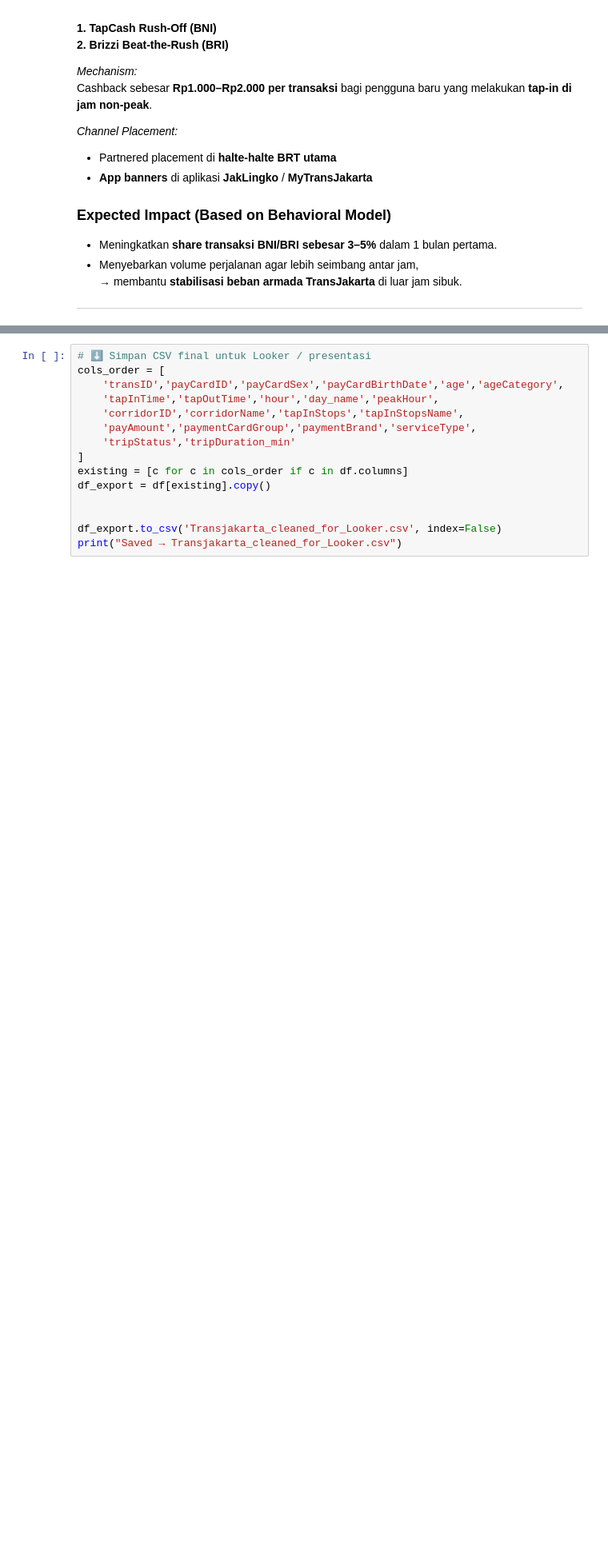
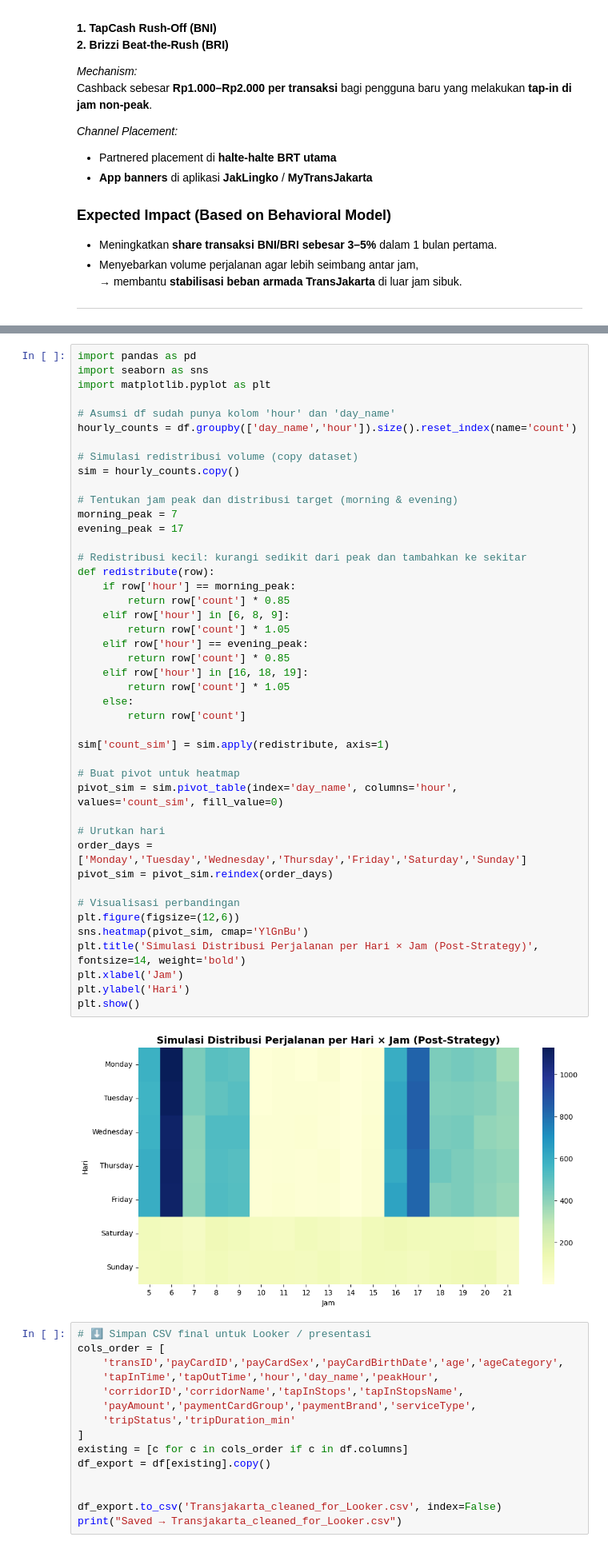
Before and after one commit to esj2303/transjakarta-project, a Jupyter notebook: capstone_module3.ipynb, the cells around one changed output, grey strips where cells are left out. Shown: that part at 80% size. Saved outputs shown, nothing was run; the diff lists cells and outputs as text; blank space fills up the shorter version.

```diff
--- a/capstone_module3.ipynb
+++ b/capstone_module3.ipynb
@@ -1254,3 +1375,49 @@ Cashback sebesar **Rp1.000–Rp2.000 per transaksi** bagi pengguna baru yang mel
+# %%
+import pandas as pd
+import seaborn as sns
+import matplotlib.pyplot as plt
+
+# Asumsi df sudah punya kolom 'hour' dan 'day_name'
+hourly_counts = df.groupby(['day_name','hour']).size().reset_index(name='count')
+
+# Simulasi redistribusi volume (copy dataset)
+sim = hourly_counts.copy()
+
+# Tentukan jam peak dan distribusi target (morning & evening)
+morning_peak = 7
+evening_peak = 17
+
+# Redistribusi kecil: kurangi sedikit dari peak dan tambahkan ke sekitar
+def redistribute(row):
+    if row['hour'] == morning_peak:
+        return row['count'] * 0.85
+    elif row['hour'] in [6, 8, 9]:
+        return row['count'] * 1.05
+    elif row['hour'] == evening_peak:
+        return row['count'] * 0.85
+    elif row['hour'] in [16, 18, 19]:
+        return row['count'] * 1.05
+    else:
+        return row['count']
+
+sim['count_sim'] = sim.apply(redistribute, axis=1)
+
+# Buat pivot untuk heatmap
+pivot_sim = sim.pivot_table(index='day_name', columns='hour', values='count_sim', fill_value=0)
+
+# Urutkan hari
+order_days = ['Monday','Tuesday','Wednesday','Thursday','Friday','Saturday','Sunday']
+pivot_sim = pivot_sim.reindex(order_days)
+
+# Visualisasi perbandingan
+plt.figure(figsize=(12,6))
+sns.heatmap(pivot_sim, cmap='YlGnBu')
+plt.title('Simulasi Distribusi Perjalanan per Hari × Jam (Post-Strategy)', fontsize=14, weight='bold')
+plt.xlabel('Jam')
+plt.ylabel('Hari')
+plt.show()
+# %% [output]
+[figure, added]
 # %%
 # ⬇️ Simpan CSV final untuk Looker / presentasi
 cols_order = [
```
Also changed, not shown: parts of 5 cells of this notebook.
